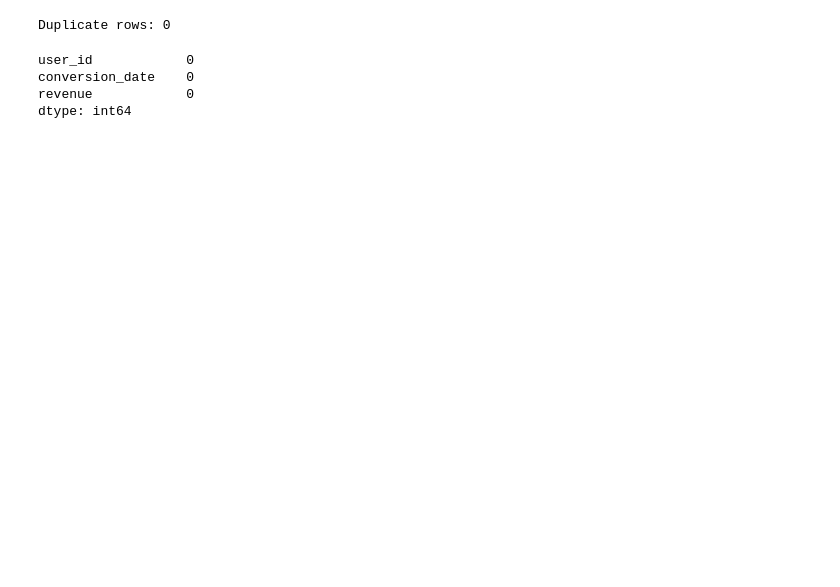
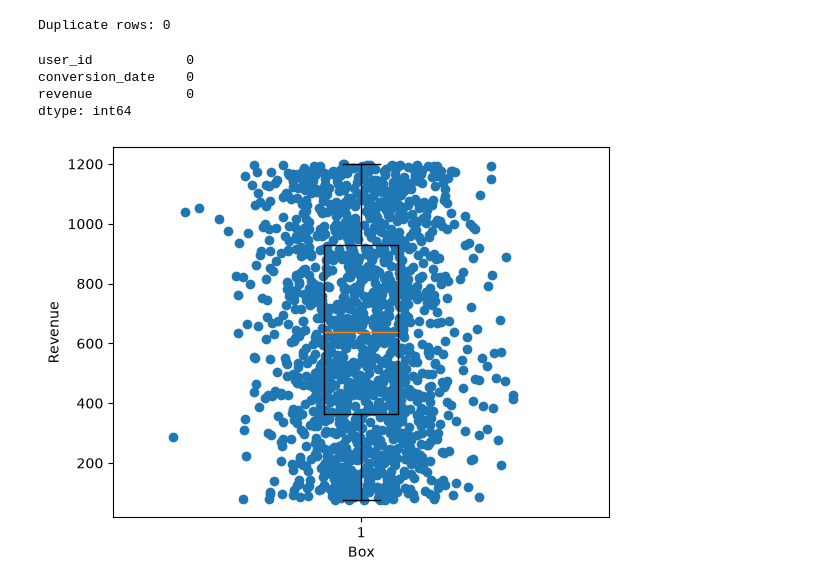
Before and after one commit to MarySabestine/Multi-Touch-Marketing-Attribution-ROI-Dashboard, a Jupyter notebook: Transforming-Conversions.ipynb, the cells around one changed output. Saved outputs shown, nothing was run; the diff lists cells and outputs as text; code cells hidden in the pictures; blank space fills up the shorter version.

```diff
--- a/Transforming-Conversions.ipynb
+++ b/Transforming-Conversions.ipynb
@@ -72,3 +90,12 @@ user_id            0
 conversion_date    0
 revenue            0
 dtype: int64
+# %%
+#Plotting boxplot using matplotlib for conversions
+plt.boxplot(conversions["revenue"])
+plt.scatter(x = 1 + np.random.normal(0, 0.1, 1564),y=conversions["revenue"])
+plt.ylabel("Revenue")
+plt.xlabel("Box")
+plt.show()
+# %% [output]
+[figure, added]
```
Also changed, not shown: parts of 5 cells of this notebook, 1 other file.
